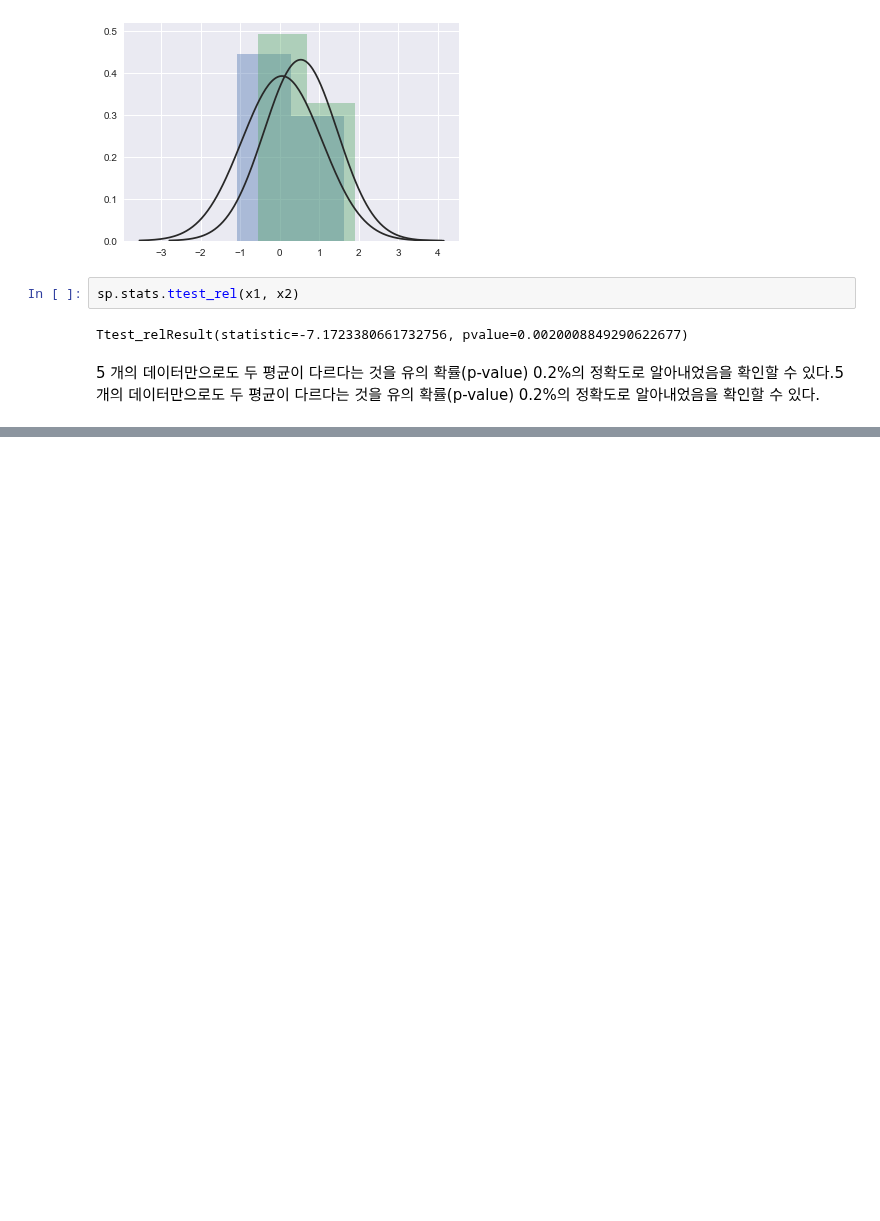
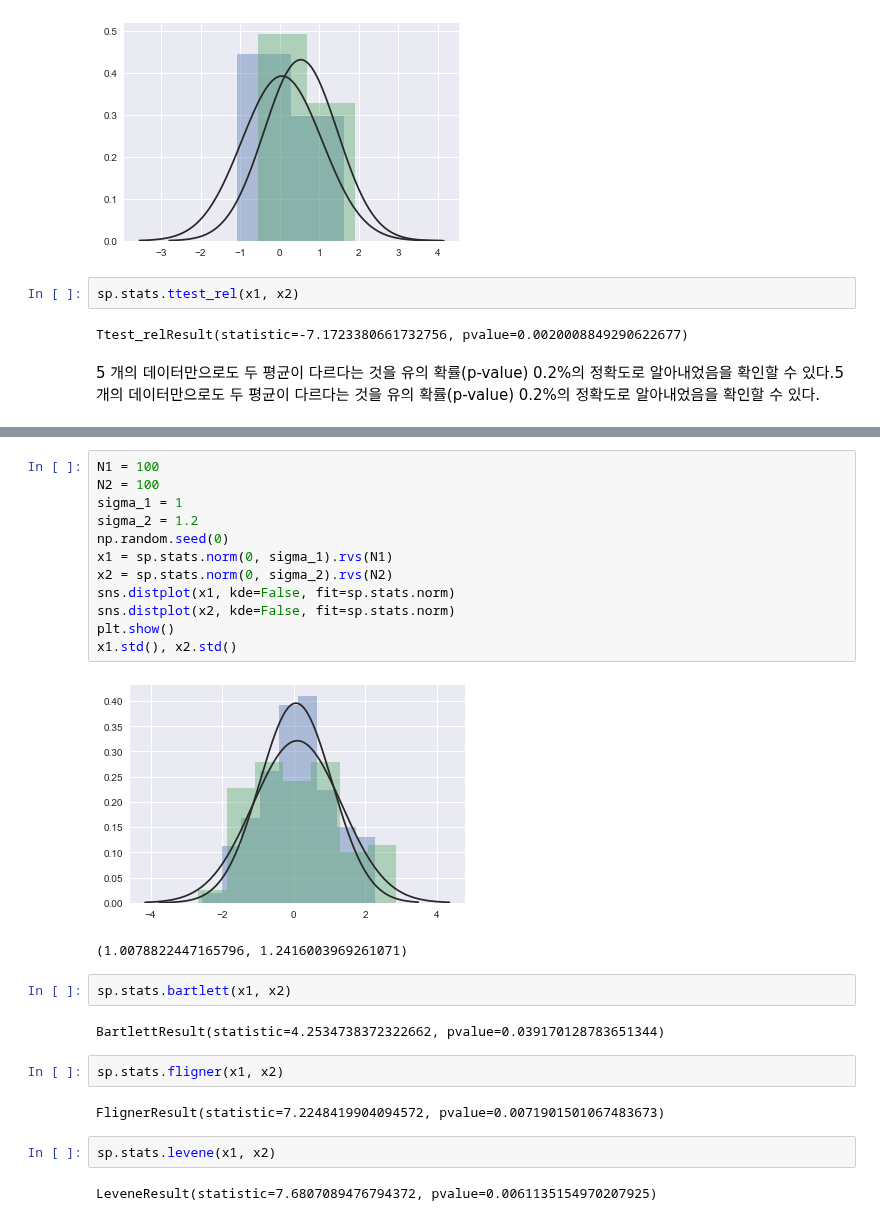
Before and after one commit to cyaai/FC_DSS_5th, a Jupyter notebook: class/Day_18_06.15.2017.ipynb, the cells around one changed output, grey strips where cells are left out. Drawn from its saved outputs; the diff is of its cells as text; blank space fills up the shorter version.

```diff
--- a/class/Day_18_06.15.2017.ipynb
+++ b/class/Day_18_06.15.2017.ipynb
@@ -936,0 +977,27 @@ Ttest_relResult(statistic=-7.1723380661732756, pvalue=0.0020008849290622677)
+# %%
+N1 = 100
+N2 = 100
+sigma_1 = 1
+sigma_2 = 1.2
+np.random.seed(0)
+x1 = sp.stats.norm(0, sigma_1).rvs(N1)
+x2 = sp.stats.norm(0, sigma_2).rvs(N2)
+sns.distplot(x1, kde=False, fit=sp.stats.norm)
+sns.distplot(x2, kde=False, fit=sp.stats.norm)
+plt.show()
+x1.std(), x2.std()
+# %% [output]
+[figure, added]
+(1.0078822447165796, 1.2416003969261071)
+# %%
+sp.stats.bartlett(x1, x2)
+# %% [output]
+BartlettResult(statistic=4.2534738372322662, pvalue=0.039170128783651344)
+# %%
+sp.stats.fligner(x1, x2)
+# %% [output]
+FlignerResult(statistic=7.2248419904094572, pvalue=0.0071901501067483673)
+# %%
+sp.stats.levene(x1, x2)
+# %% [output]
+LeveneResult(statistic=7.6807089476794372, pvalue=0.0061135154970207925)
```
Also changed, not shown: parts of 8 cells of this notebook.
